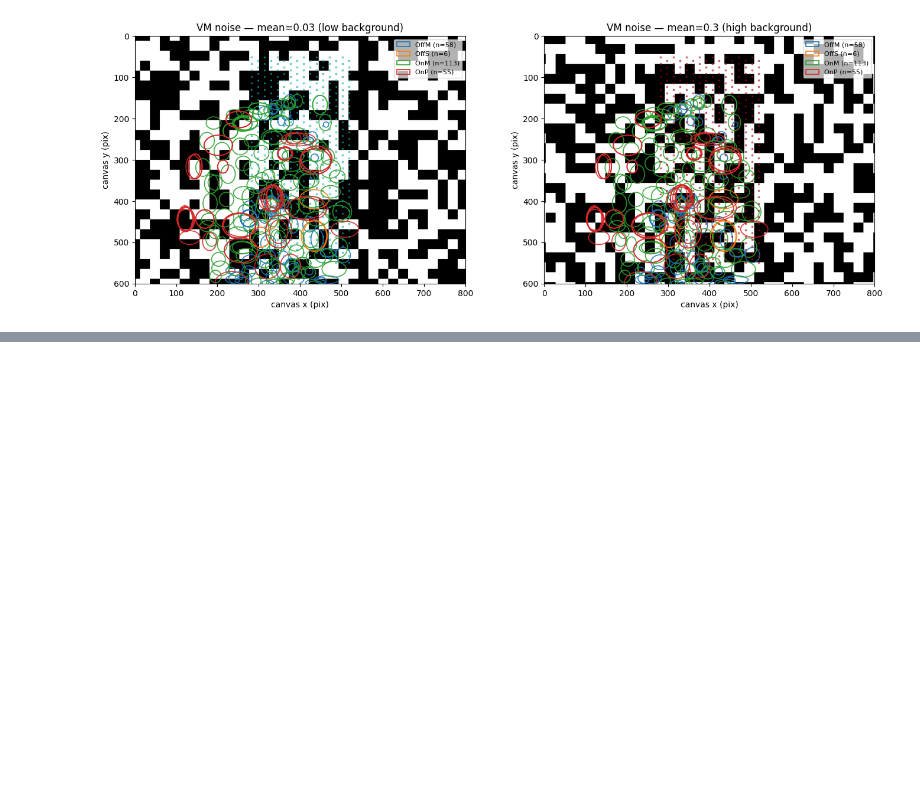
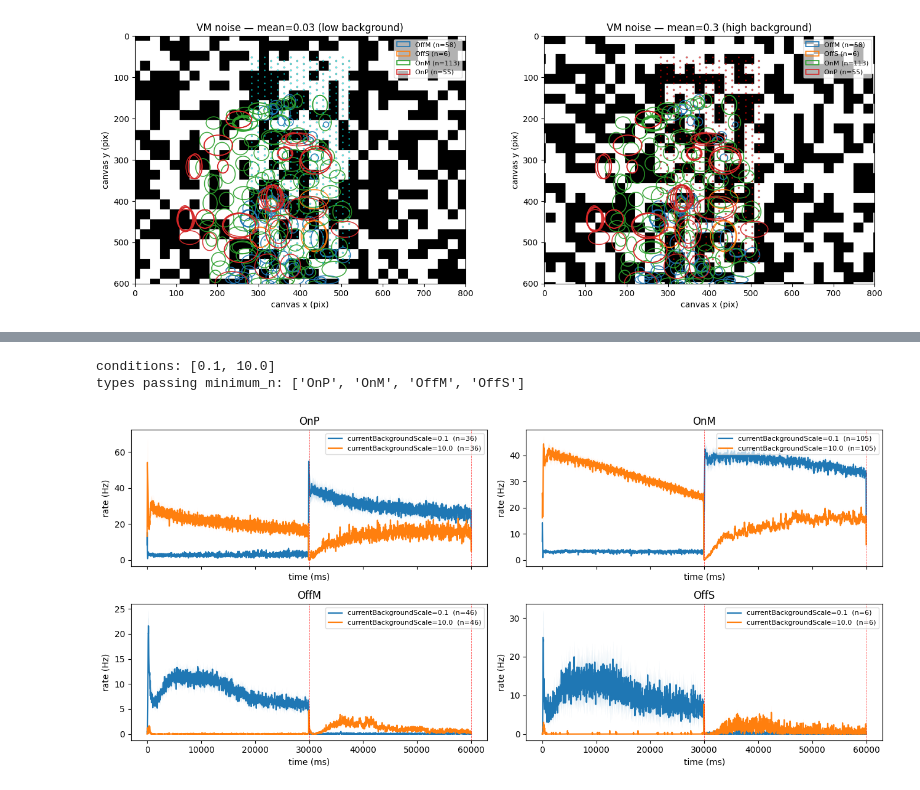
Before and after one commit to chrischen2/retinanalysis, a Jupyter notebook: demos/chrisMain.ipynb, the cells around one changed output, grey strips where cells are left out. Saved outputs shown, nothing was run; the diff lists cells and outputs as text; code cells hidden in the pictures; blank space fills up the shorter version.

```diff
--- a/demos/chrisMain.ipynb
+++ b/demos/chrisMain.ipynb
@@ -561,0 +624,19 @@ regen_stimulus: using retinanalysis.regen.variable_mean_spatial_noise.regen for
+# %%
+from retinanalysis.protocols import eye_movement_alt_bg as em
+
+results = em.analyze(
+    pipeline,
+    cell_types=cell_types,
+    condition_key='currentBackgroundScale',
+    psth_sigma_ms=10.0,
+    minimum_n=3,
+)
+print(f'conditions: {results["conditions"]}')
+print(f'types passing minimum_n: {results["cell_types"]}')
+
+em.plot_psth_by_condition(results, ncols=2)
+plt.show()
+# %% [output]
+conditions: [0.1, 10.0]
+types passing minimum_n: ['OnP', 'OnM', 'OffM', 'OffS']
+[figure, added]
```
Also changed, not shown: parts of 7 cells of this notebook, 6 other files.
